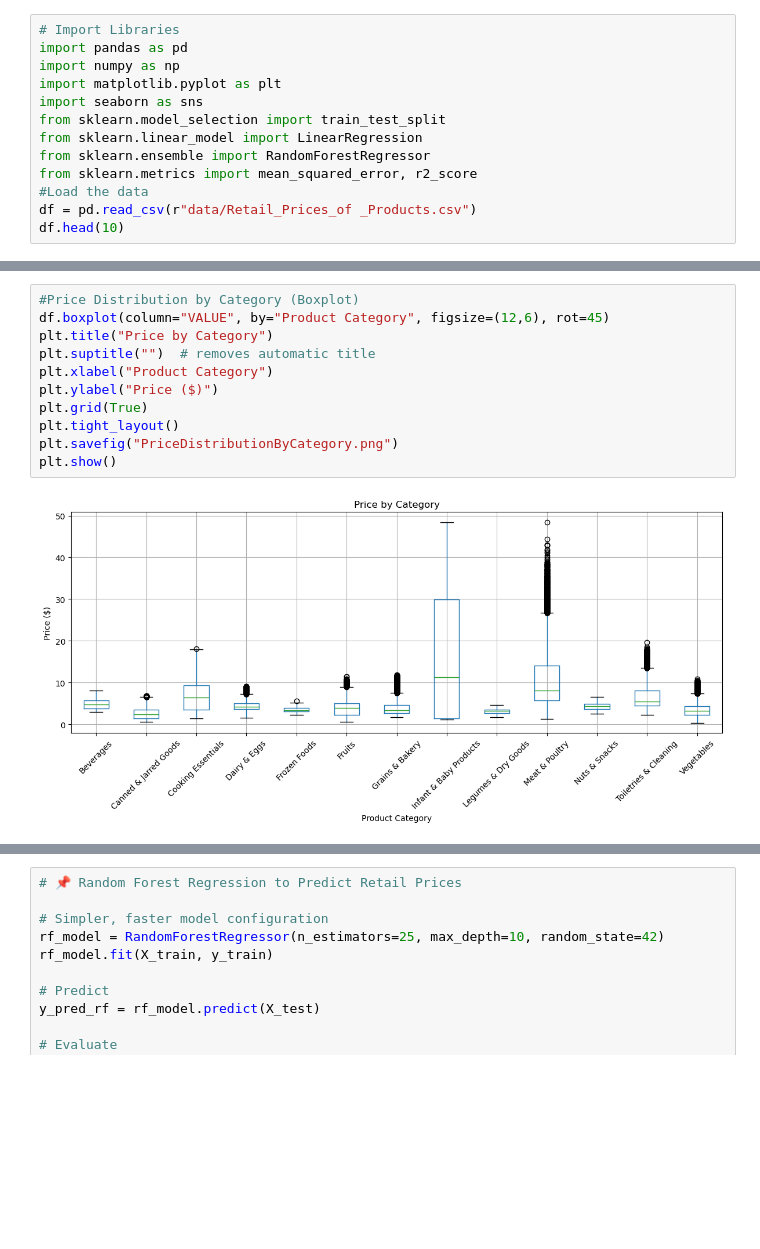
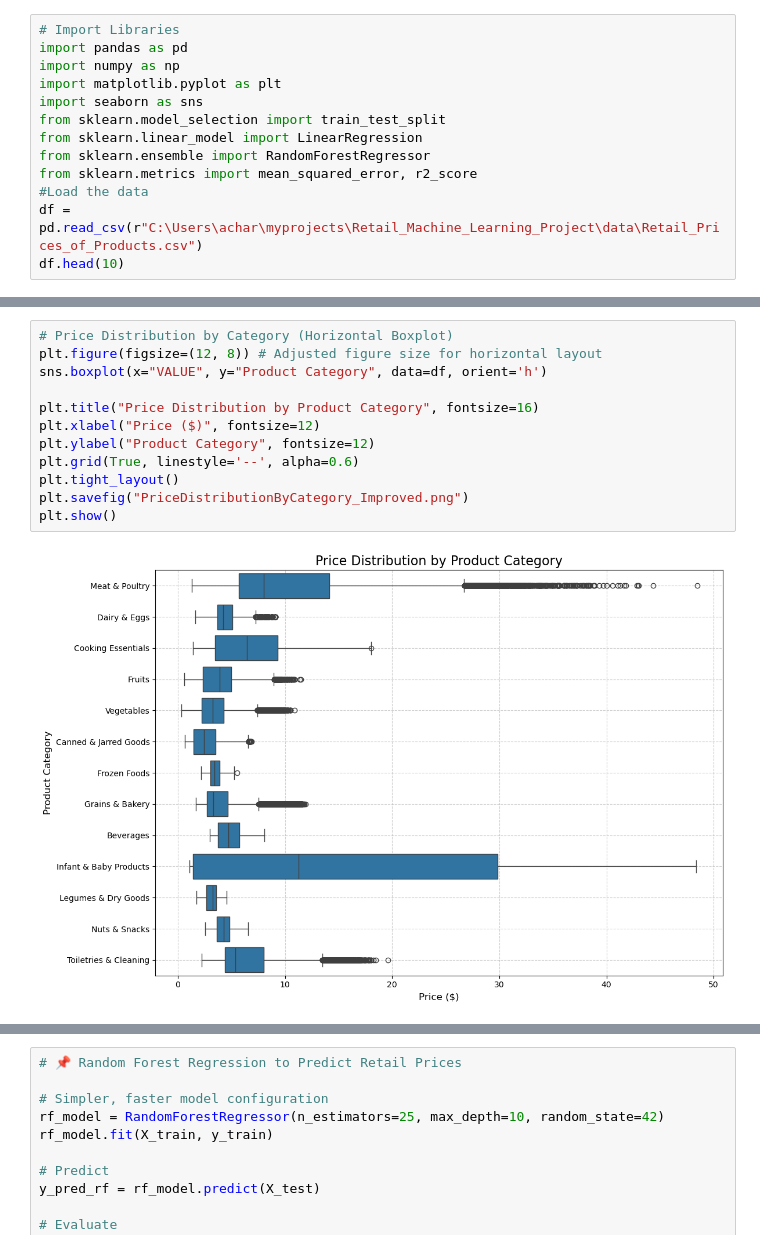
Before and after one commit to arun-data-analyst/Retail-Price-Prediction, a Jupyter notebook: Retail_Project.ipynb, the cells around one changed output, grey strips where cells are left out. Cells and saved outputs as stored; diff of their text form; blank space fills up the shorter version.

```diff
--- a/Retail_Project.ipynb
+++ b/Retail_Project.ipynb
@@ -9,7 +12,7 @@ from sklearn.linear_model import LinearRegression
 from sklearn.ensemble import RandomForestRegressor
 from sklearn.metrics import mean_squared_error, r2_score
 #Load the data
-df = pd.read_csv(r"data/Retail_Prices_of _Products.csv")
+df = pd.read_csv(r"C:\Users\achar\myprojects\Retail_Machine_Learning_Project\data\Retail_Prices_of_Products.csv")
 df.head(10)
 # %% [output]
 |  | Year | Month | GEO | Product Category | Products | VALUE | Taxable | Total tax rate | ... |
@@ -100,13 +120,14 @@ Name: count, dtype: int64
 # %%
-#Price Distribution by Category (Boxplot)
-df.boxplot(column="VALUE", by="Product Category", figsize=(12,6), rot=45)
-plt.title("Price by Category")
-plt.suptitle("")  # removes automatic title
-plt.xlabel("Product Category")
-plt.ylabel("Price ($)")
-plt.grid(True)
+# Price Distribution by Category (Horizontal Boxplot)
+plt.figure(figsize=(12, 8)) # Adjusted figure size for horizontal layout
+sns.boxplot(x="VALUE", y="Product Category", data=df, orient='h')
+
+plt.title("Price Distribution by Product Category", fontsize=16)
+plt.xlabel("Price ($)", fontsize=12)
+plt.ylabel("Product Category", fontsize=12)
+plt.grid(True, linestyle='--', alpha=0.6)
 plt.tight_layout()
-plt.savefig("PriceDistributionByCategory.png")
+plt.savefig("PriceDistributionByCategory_Improved.png")
 plt.show()
 # %% [output]
-[figure, old version]
+[figure, new version]
```
Also changed, not shown: parts of 21 cells of this notebook, 11 other files.
